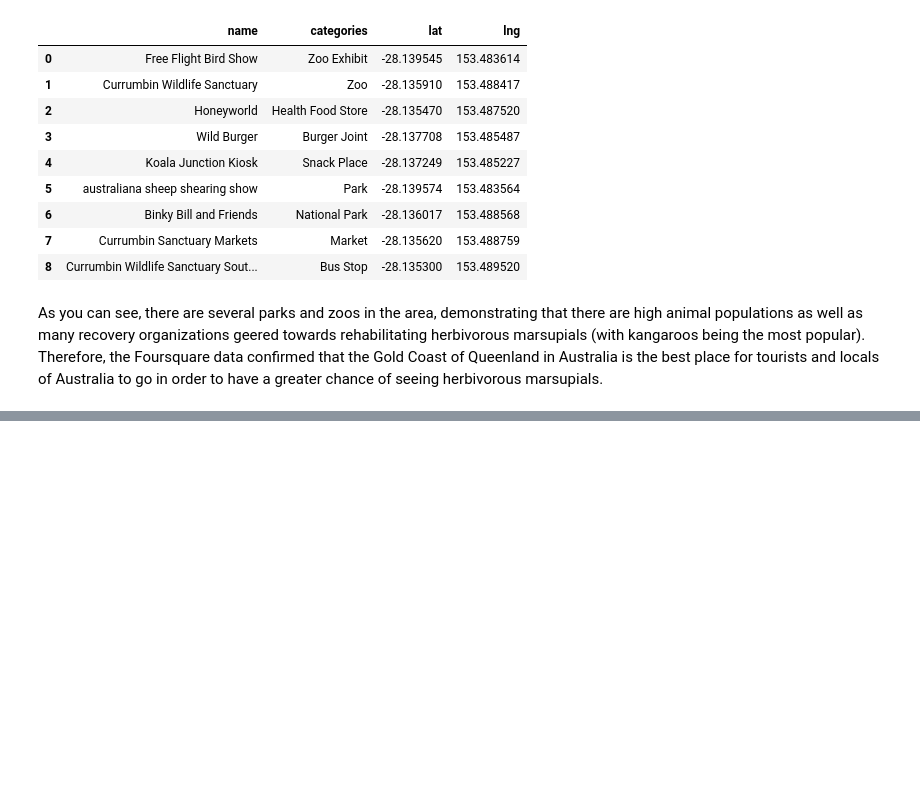
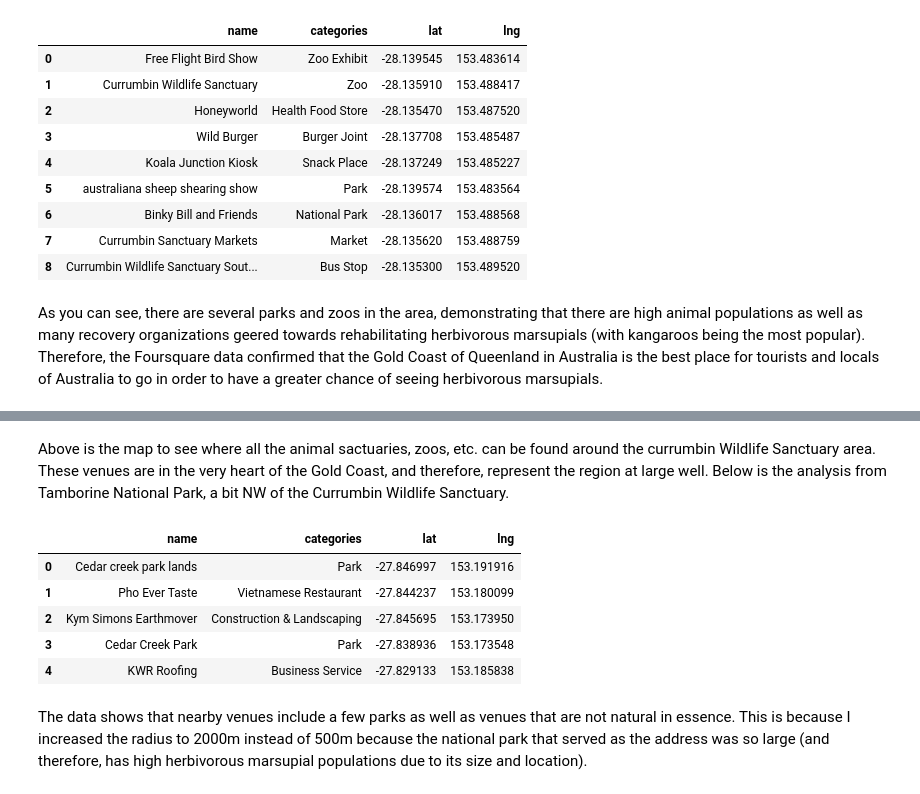
Before and after one commit to CNordqui/Coursera_Capstone, a Jupyter notebook: Coursera_Capstone_CNordqui.ipynb, the cells around one changed output, grey strips where cells are left out. Saved outputs shown, nothing was run; the diff lists cells and outputs as text; code cells hidden in the pictures; blank space fills up the shorter version.

```diff
--- a/Coursera_Capstone_CNordqui.ipynb
+++ b/Coursera_Capstone_CNordqui.ipynb
@@ -158,0 +168,53 @@ As you can see, there are several parks and zoos in the area, demonstrating that
+# %% [markdown]
+Above is the map to see where all the animal sactuaries, zoos, etc. can be found around the currumbin Wildlife Sanctuary area. These venues are in the very heart of the Gold Coast, and therefore, represent the region at large well. Below is the analysis from Tamborine National Park, a bit NW of the Currumbin Wildlife Sanctuary.
+# %%
+from geopy.geocoders import Nominatim
+address = 'Cedar Creek QLD 4207, Australia'
+geolocator = Nominatim(user_agent="ny_explorer")
+location = geolocator.geocode(address)
+
+#creating and displaying the map of Gold Coast, Australia
+import folium
+latitude=location.latitude
+longitude=location.longitude
+map_park = folium.Map(location= [latitude, longitude], zoom_start=12)
+radius=2000
+#get the url from foursquare in order to use foursquare to analyze the venues near this location
+url = 'https://api.foursquare.com/v2/venues/explore?&client_id={}&client_secret={}&v={}&ll={},{}&radius={}&limit={}'.format(
+    CLIENT_ID,
+    CLIENT_SECRET,
+    VERSION,
+    latitude,
+    longitude,
+    radius,
+    LIMIT)
+map_park
+
+import requests # library to handle requests
+from pandas.io.json import json_normalize # tranform JSON file into a pandas dataframe
+results = requests.get(url).json()
+#Finding the nearby venues from the results
+venues = results['response']['groups'][0]['items']
+
+nearby_venues = json_normalize(venues) # flatten JSON
+
+# filter columns
+filtered_columns = ['venue.name', 'venue.categories', 'venue.location.lat', 'venue.location.lng']
+nearby_venues =nearby_venues.loc[:, filtered_columns]
+
+# filter the category for each row
+nearby_venues['venue.categories'] = nearby_venues.apply(get_category_type, axis=1)
+
+# clean columns
+nearby_venues.columns = [col.split(".")[-1] for col in nearby_venues.columns]
+#displaying the nearby venues to the sanctuary and other venues on the Gold Coast in Queensland, Australia
+nearby_venues
+# %% [output]
+|  | name | categories | lat | lng |
+| 0 | Cedar creek park lands | Park | -27.846997 | 153.191916 |
+| 1 | Pho Ever Taste | Vietnamese Restaurant | -27.844237 | 153.180099 |
+| 2 | Kym Simons Earthmover | Construction & Landscaping | -27.845695 | 153.173950 |
+| 3 | Cedar Creek Park | Park | -27.838936 | 153.173548 |
+| 4 | KWR Roofing | Business Service | -27.829133 | 153.185838 |
+# %% [markdown]
+The data shows that nearby venues include a few parks as well as venues that are not natural in essence. This is because I increased the radius to 2000m instead of 500m because the national park that served as the address was so large (and therefore, has high herbivorous marsupial populations due to its size and location).
```
Also changed, not shown: parts of 11 cells of this notebook.
